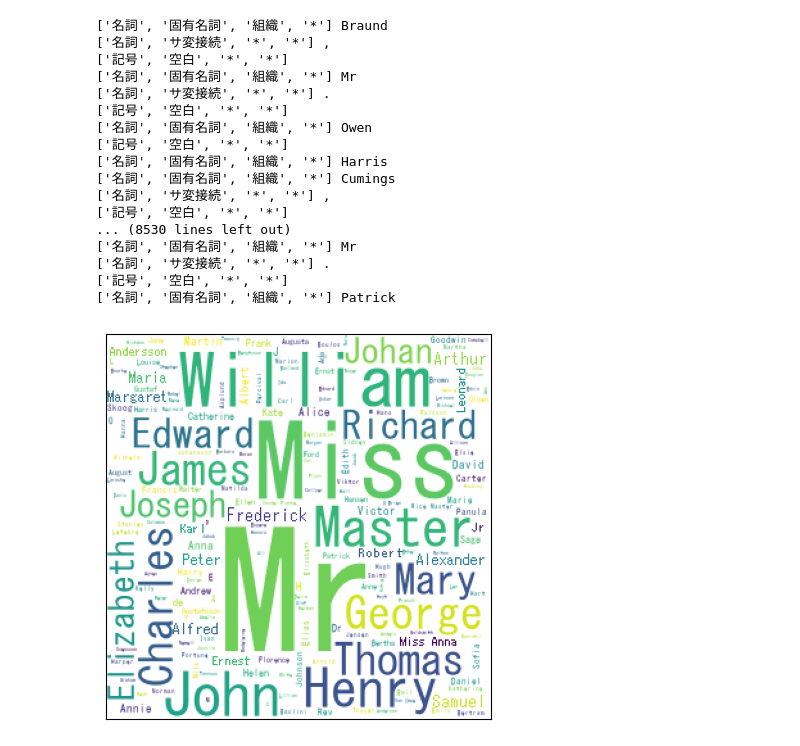
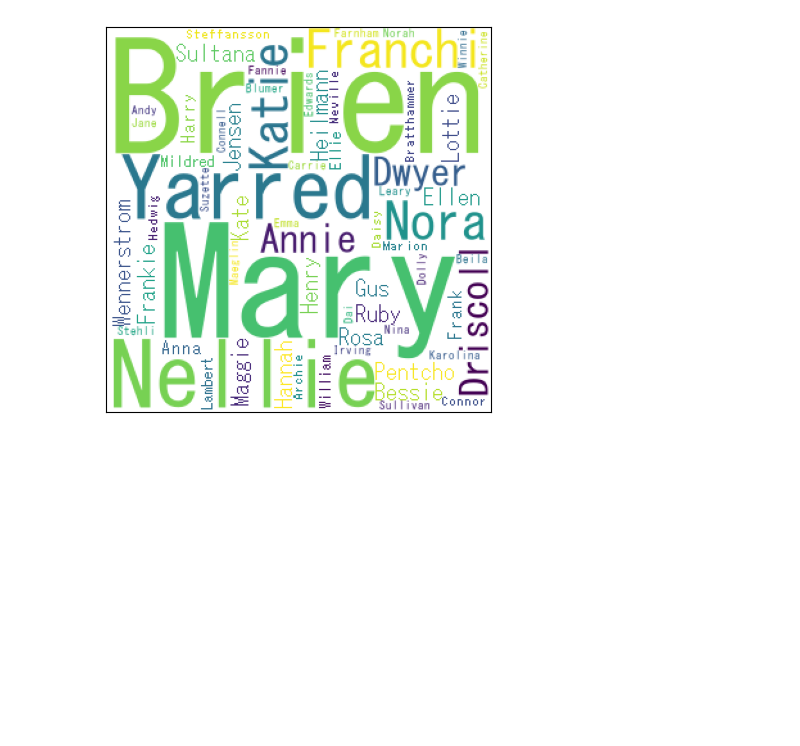
Before and after one commit to Yuki1005/Rinkou2023, a Jupyter notebook: 平松/ydata_profiling/word_cloud.ipynb, the cells around one changed output. Drawn from its saved outputs; the diff is of its cells as text; code cells hidden in the pictures; blank space fills up the shorter version.

```diff
--- a/平松/ydata_profiling/word_cloud.ipynb
+++ b/平松/ydata_profiling/word_cloud.ipynb
@@ -10,51 +10,33 @@ df = pd.read_csv('titanic_train.csv')
 def get_nouns(sentence, noun_list):
     for token in t.tokenize(sentence):
         split_token = token.part_of_speech.split(',')
         ## 一般名詞を抽出
-        # if split_token[0] == '名詞' and split_token[1] == '一般':
-        print(split_token,token.surface)
-        noun_list.append(token.surface)
+        if split_token[0] == '名詞' and split_token[1] == '一般':
+            noun_list.append(token.surface)
 
 def depict_word_cloud(noun_list):
     ## 名詞リストの要素を空白区切りにする(word_cloudの仕様)
     noun_space = ' '.join(map(str, noun_list))
     ## word cloudの設定(フォントの設定)
     wc = WordCloud(background_color="white", font_path=r"C:/WINDOWS/Fonts/msgothic.ttc", width=300,height=300)
     wc.generate(noun_space)
     plt.figure(figsize=(5,5))
     plt.tick_params(labelbottom=False,
                     labelleft=False,
                     labelright=False,
                     labeltop=False,
                    length=0)
     ## word cloudの表示
     plt.imshow(wc)
     plt.show()
 
 
 t = Tokenizer()
 
 noun_list = []
 for sentence in list(df['Name']):
     get_nouns(sentence, noun_list)
 
 depict_word_cloud(noun_list)
 # %% [output]
-['名詞', '固有名詞', '組織', '*'] Braund
-['名詞', 'サ変接続', '*', '*'] ,
-['記号', '空白', '*', '*']
-['名詞', '固有名詞', '組織', '*'] Mr
-['名詞', 'サ変接続', '*', '*'] .
-['記号', '空白', '*', '*']
-['名詞', '固有名詞', '組織', '*'] Owen
-['記号', '空白', '*', '*']
-['名詞', '固有名詞', '組織', '*'] Harris
-['名詞', '固有名詞', '組織', '*'] Cumings
-['名詞', 'サ変接続', '*', '*'] ,
-['記号', '空白', '*', '*']
-... (8530 lines left out)
-['名詞', '固有名詞', '組織', '*'] Mr
-['名詞', 'サ変接続', '*', '*'] .
-['記号', '空白', '*', '*']
-['名詞', '固有名詞', '組織', '*'] Patrick
-[figure, old version]
+[figure, new version]
```
Also changed, not shown: 1 other file.
